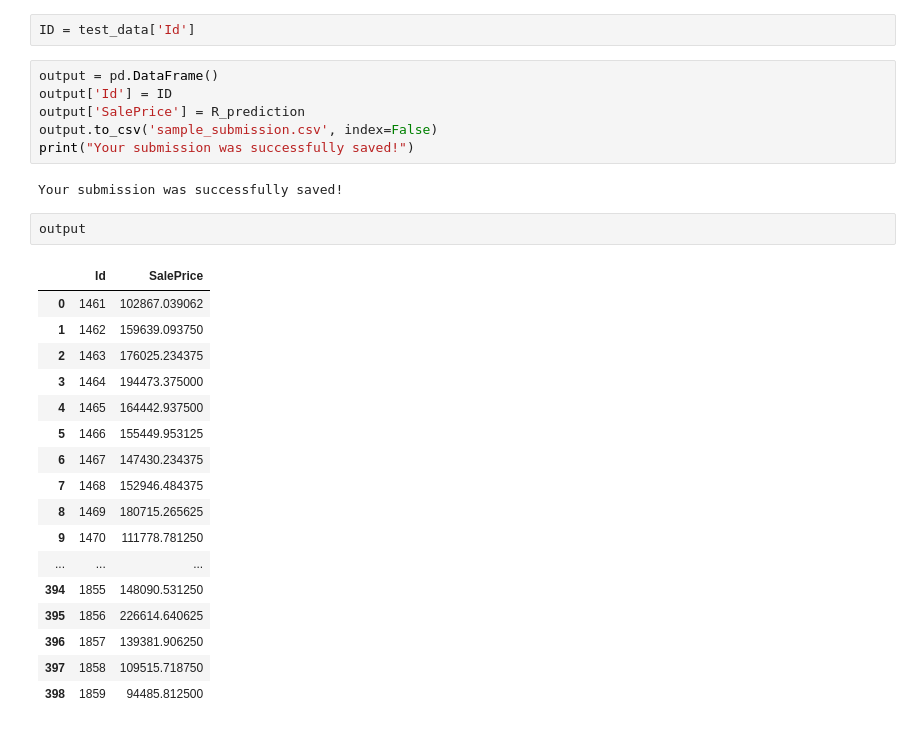
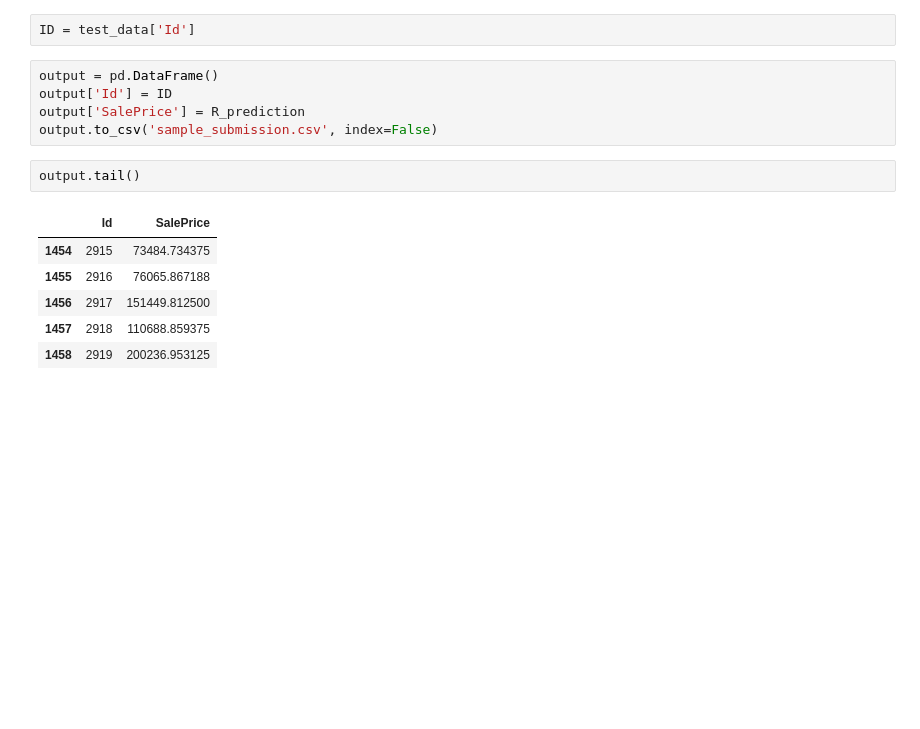
Before and after one commit to KB14MU/progressksb14, a Jupyter notebook: saleprice-model.ipynb, the cells around one changed output. Saved outputs shown, nothing was run; the diff lists cells and outputs as text; blank space fills up the shorter version.

```diff
--- a/saleprice-model.ipynb
+++ b/saleprice-model.ipynb
@@ -629,26 +629,12 @@ output = pd.DataFrame()
 output['Id'] = ID
 output['SalePrice'] = R_prediction
 output.to_csv('sample_submission.csv', index=False)
-print("Your submission was successfully saved!")
-# %% [output]
-Your submission was successfully saved!
 # %%
-output
+output.tail()
 # %% [output]
 |  | Id | SalePrice |
-| 0 | 1461 | 102867.039062 |
-| 1 | 1462 | 159639.093750 |
-| 2 | 1463 | 176025.234375 |
-| 3 | 1464 | 194473.375000 |
-| 4 | 1465 | 164442.937500 |
-| 5 | 1466 | 155449.953125 |
-| 6 | 1467 | 147430.234375 |
-| 7 | 1468 | 152946.484375 |
-| 8 | 1469 | 180715.265625 |
-| 9 | 1470 | 111778.781250 |
-| ... | ... | ... |
-| 394 | 1855 | 148090.531250 |
-| 395 | 1856 | 226614.640625 |
-| 396 | 1857 | 139381.906250 |
-| 397 | 1858 | 109515.718750 |
-| 398 | 1859 | 94485.812500 |
+| 1454 | 2915 | 73484.734375 |
+| 1455 | 2916 | 76065.867188 |
+| 1456 | 2917 | 151449.812500 |
+| 1457 | 2918 | 110688.859375 |
+| 1458 | 2919 | 200236.953125 |
```
Also changed, not shown: parts of 8 cells of this notebook.
